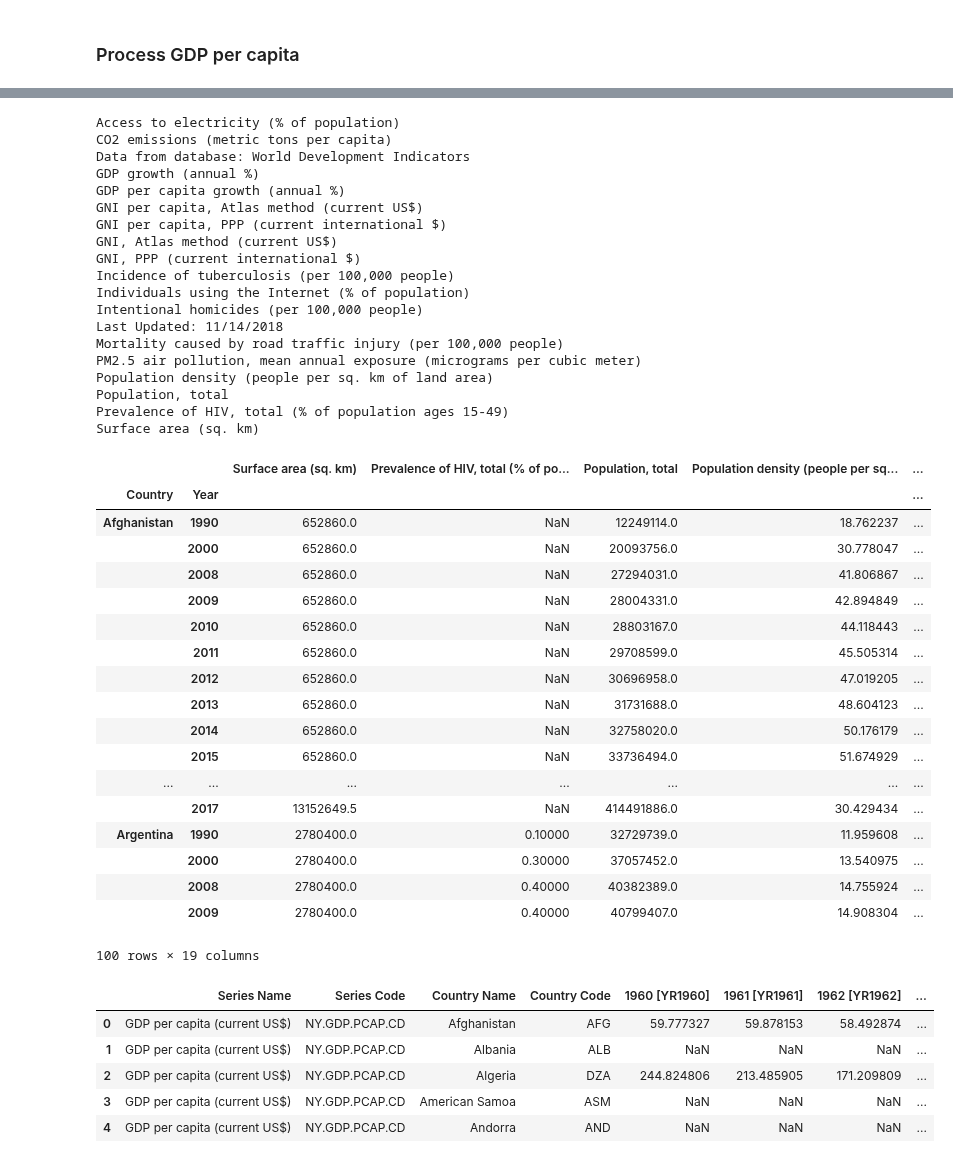
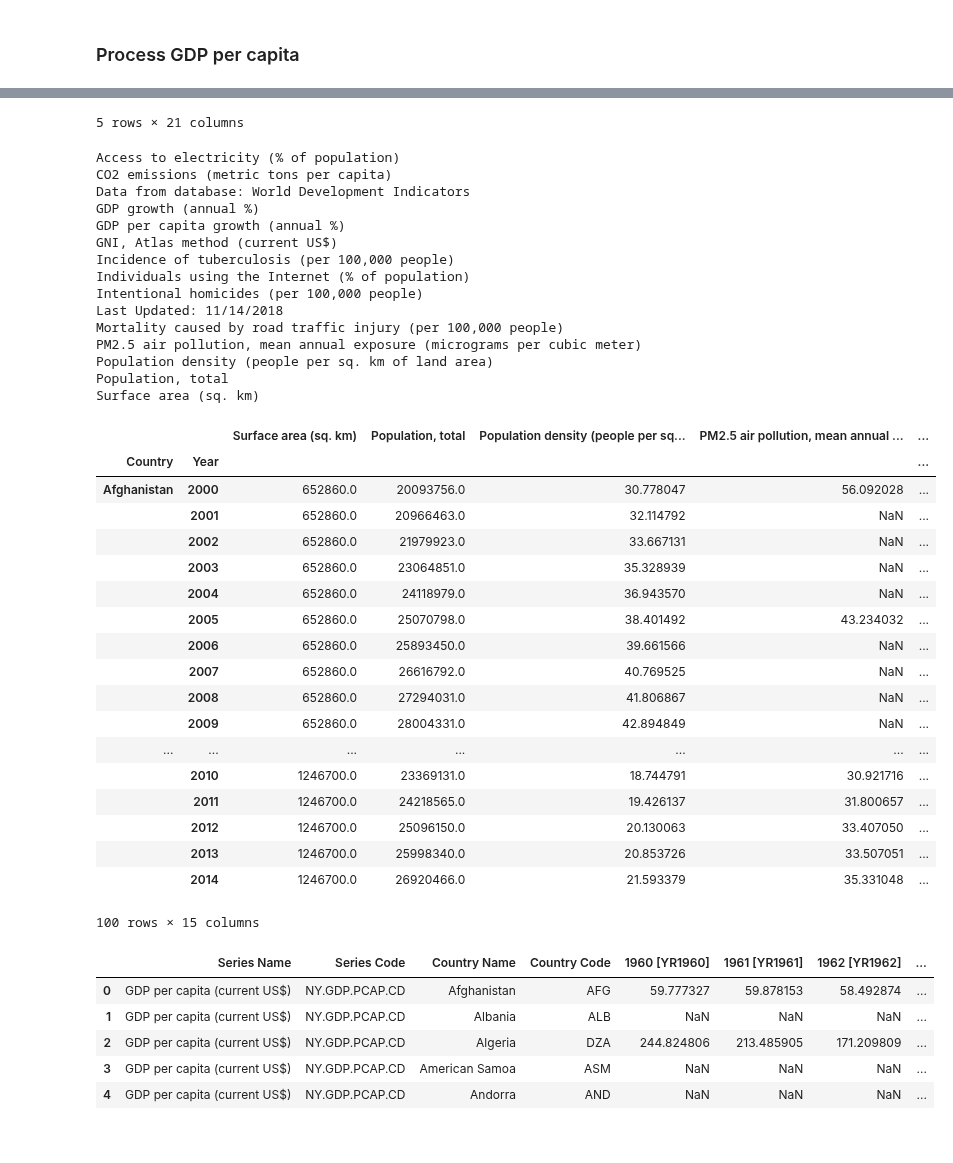
Before and after one commit to patrickFuerst/human_life_exp, a Jupyter notebook: Data_Collection_Insights(Patrick).ipynb, the cells around one changed output, grey strips where cells are left out. Drawn from its saved outputs; the diff is of its cells as text; code cells hidden in the pictures.

```diff
--- a/Data_Collection_Insights(Patrick).ipynb
+++ b/Data_Collection_Insights(Patrick).ipynb
@@ -300,8 +300,9 @@ def truncate_column(c):
     return c.split(' ')[0]
 
 
-datawb = pd.read_csv('data/raw/worldbank-2.csv')
+datawb = pd.read_csv('data/raw/worldbank-4.csv')
 
+display(datawb.head())
 country_list=datawb['Country Name'].unique().tolist()
 variable_list=datawb['Series Name'].unique().tolist()
 
@@ -335,41 +342,38 @@ display(df_merged.head(100))
-Access to electricity (% of population)
-CO2 emissions (metric tons per capita)
-Data from database: World Development Indicators
-GDP growth (annual %)
-GDP per capita growth (annual %)
-GNI per capita, Atlas method (current US$)
-GNI per capita, PPP (current international $)
-GNI, Atlas method (current US$)
-GNI, PPP (current international $)
-Incidence of tuberculosis (per 100,000 people)
-Individuals using the Internet (% of population)
-Intentional homicides (per 100,000 people)
-Last Updated: 11/14/2018
-Mortality caused by road traffic injury (per 100,000 people)
-PM2.5 air pollution, mean annual exposure (micrograms per cubic meter)
-Population density (people per sq. km of land area)
-Population, total
-Prevalence of HIV, total (% of population ages 15-49)
-Surface area (sq. km)
+5 rows × 21 columns
-|  |  | Surface area (sq. km) | Prevalence of HIV, total (% of po... | Population, total | Population density (people per sq... | ... |
-| Country | Year |  |  |  |  | ... |
-| Afghanistan | 1990 | 652860.0 | NaN | 12249114.0 | 18.762237 | ... |
-|  | 2000 | 652860.0 | NaN | 20093756.0 | 30.778047 | ... |
-|  | 2008 | 652860.0 | NaN | 27294031.0 | 41.806867 | ... |
-|  | 2009 | 652860.0 | NaN | 28004331.0 | 42.894849 | ... |
-|  | 2010 | 652860.0 | NaN | 28803167.0 | 44.118443 | ... |
-|  | 2011 | 652860.0 | NaN | 29708599.0 | 45.505314 | ... |
-|  | 2012 | 652860.0 | NaN | 30696958.0 | 47.019205 | ... |
-|  | 2013 | 652860.0 | NaN | 31731688.0 | 48.604123 | ... |
-|  | 2014 | 652860.0 | NaN | 32758020.0 | 50.176179 | ... |
-|  | 2015 | 652860.0 | NaN | 33736494.0 | 51.674929 | ... |
-| ... | ... | ... | ... | ... | ... | ... |
-|  | 2017 | 13152649.5 | NaN | 414491886.0 | 30.429434 | ... |
-| Argentina | 1990 | 2780400.0 | 0.10000 | 32729739.0 | 11.959608 | ... |
-|  | 2000 | 2780400.0 | 0.30000 | 37057452.0 | 13.540975 | ... |
-|  | 2008 | 2780400.0 | 0.40000 | 40382389.0 | 14.755924 | ... |
-|  | 2009 | 2780400.0 | 0.40000 | 40799407.0 | 14.908304 | ... |
-100 rows × 19 columns
+Access to electricity (% of population)
+CO2 emissions (metric tons per capita)
+Data from database: World Development Indicators
+GDP growth (annual %)
+GDP per capita growth (annual %)
+GNI, Atlas method (current US$)
+Incidence of tuberculosis (per 100,000 people)
+Individuals using the Internet (% of population)
+Intentional homicides (per 100,000 people)
+Last Updated: 11/14/2018
+Mortality caused by road traffic injury (per 100,000 people)
+PM2.5 air pollution, mean annual exposure (micrograms per cubic meter)
+Population density (people per sq. km of land area)
+Population, total
+Surface area (sq. km)
+|  |  | Surface area (sq. km) | Population, total | Population density (people per sq... | PM2.5 air pollution, mean annual ... | ... |
+| Country | Year |  |  |  |  | ... |
+| Afghanistan | 2000 | 652860.0 | 20093756.0 | 30.778047 | 56.092028 | ... |
+|  | 2001 | 652860.0 | 20966463.0 | 32.114792 | NaN | ... |
+|  | 2002 | 652860.0 | 21979923.0 | 33.667131 | NaN | ... |
+|  | 2003 | 652860.0 | 23064851.0 | 35.328939 | NaN | ... |
+|  | 2004 | 652860.0 | 24118979.0 | 36.943570 | NaN | ... |
+|  | 2005 | 652860.0 | 25070798.0 | 38.401492 | 43.234032 | ... |
+|  | 2006 | 652860.0 | 25893450.0 | 39.661566 | NaN | ... |
+|  | 2007 | 652860.0 | 26616792.0 | 40.769525 | NaN | ... |
+|  | 2008 | 652860.0 | 27294031.0 | 41.806867 | NaN | ... |
+|  | 2009 | 652860.0 | 28004331.0 | 42.894849 | NaN | ... |
+| ... | ... | ... | ... | ... | ... | ... |
+|  | 2010 | 1246700.0 | 23369131.0 | 18.744791 | 30.921716 | ... |
+|  | 2011 | 1246700.0 | 24218565.0 | 19.426137 | 31.800657 | ... |
+|  | 2012 | 1246700.0 | 25096150.0 | 20.130063 | 33.407050 | ... |
+|  | 2013 | 1246700.0 | 25998340.0 | 20.853726 | 33.507051 | ... |
+|  | 2014 | 1246700.0 | 26920466.0 | 21.593379 | 35.331048 | ... |
+100 rows × 15 columns
 # %%
 display(df_gpd_per_capita.head(5))
 # %% [output]
```
Also changed, not shown: parts of 5 cells of this notebook, 2 other files.
